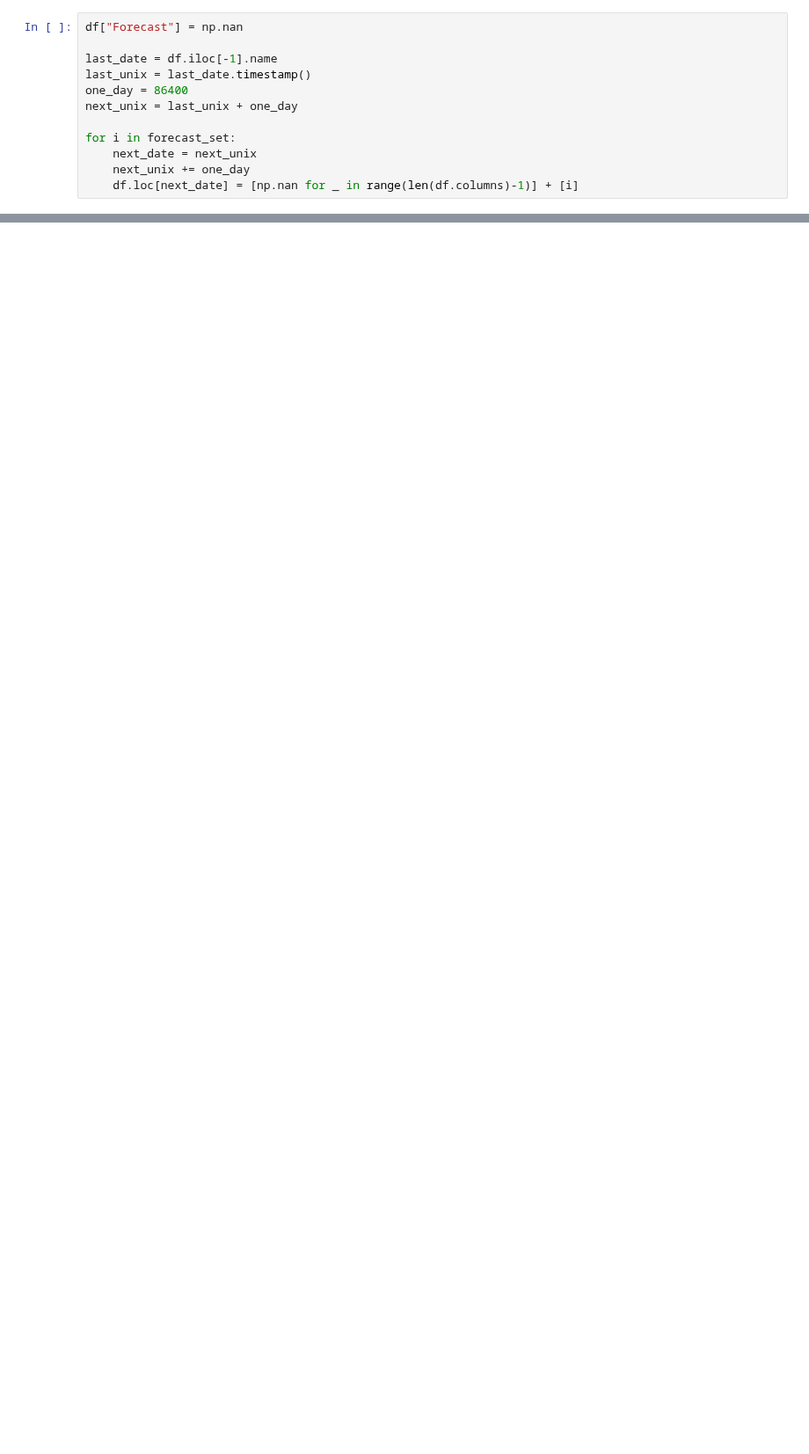
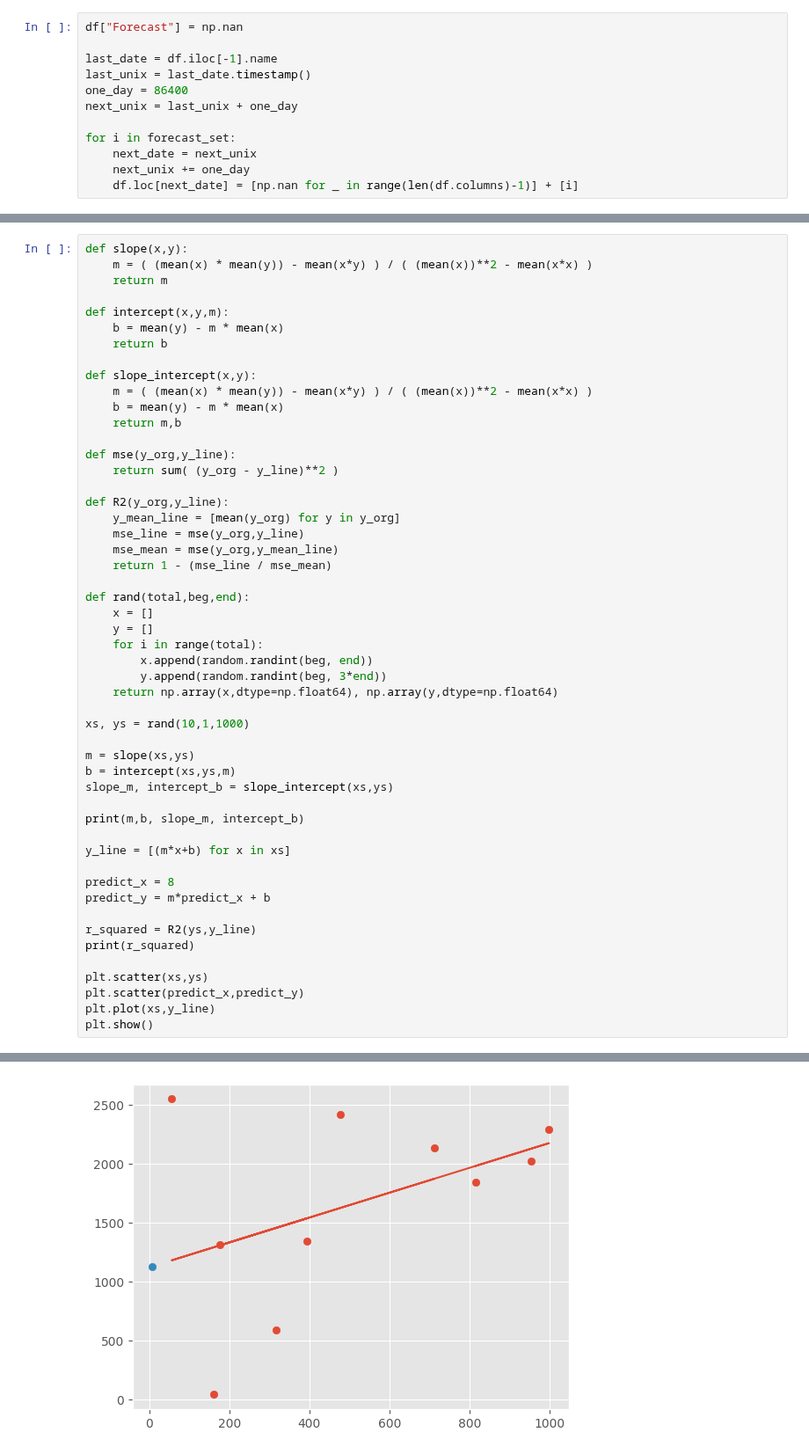
Before and after one commit to sinahyousefi/machine-learning, a Jupyter notebook: regression.ipynb, the cells around one changed output, grey strips where cells are left out. Shown at 88% size. Cells and saved outputs as stored; diff of their text form; blank space fills up the shorter version.

```diff
--- a/regression.ipynb
+++ b/regression.ipynb
@@ -135,0 +167,52 @@ plt.show()
+# %%
+def slope(x,y):
+    m = ( (mean(x) * mean(y)) - mean(x*y) ) / ( (mean(x))**2 - mean(x*x) )
+    return m
+
+def intercept(x,y,m):
+    b = mean(y) - m * mean(x)
+    return b
+
+def slope_intercept(x,y):
+    m = ( (mean(x) * mean(y)) - mean(x*y) ) / ( (mean(x))**2 - mean(x*x) )
+    b = mean(y) - m * mean(x)
+    return m,b
+
+def mse(y_org,y_line):
+    return sum( (y_org - y_line)**2 )
+
+def R2(y_org,y_line):
+    y_mean_line = [mean(y_org) for y in y_org]
+    mse_line = mse(y_org,y_line)
+    mse_mean = mse(y_org,y_mean_line)
+    return 1 - (mse_line / mse_mean)
+
+def rand(total,beg,end):
+    x = []
+    y = []
+    for i in range(total):
+        x.append(random.randint(beg, end))
+        y.append(random.randint(beg, 3*end))
+    return np.array(x,dtype=np.float64), np.array(y,dtype=np.float64)
+
+xs, ys = rand(10,1,1000)
+
+m = slope(xs,ys)
+b = intercept(xs,ys,m)
+slope_m, intercept_b = slope_intercept(xs,ys)
+
+print(m,b, slope_m, intercept_b)
+
+y_line = [(m*x+b) for x in xs]
+
+predict_x = 8
+predict_y = m*predict_x + b
+
+r_squared = R2(ys,y_line)
+print(r_squared)
+
+plt.scatter(xs,ys)
+plt.scatter(predict_x,predict_y)
+plt.plot(xs,y_line)
+plt.show()
+# %% [output]
@@ -135,0 +221 @@ plt.show()
+[figure, added]
```
Also changed, not shown: parts of 7 cells of this notebook, 3 other files.
